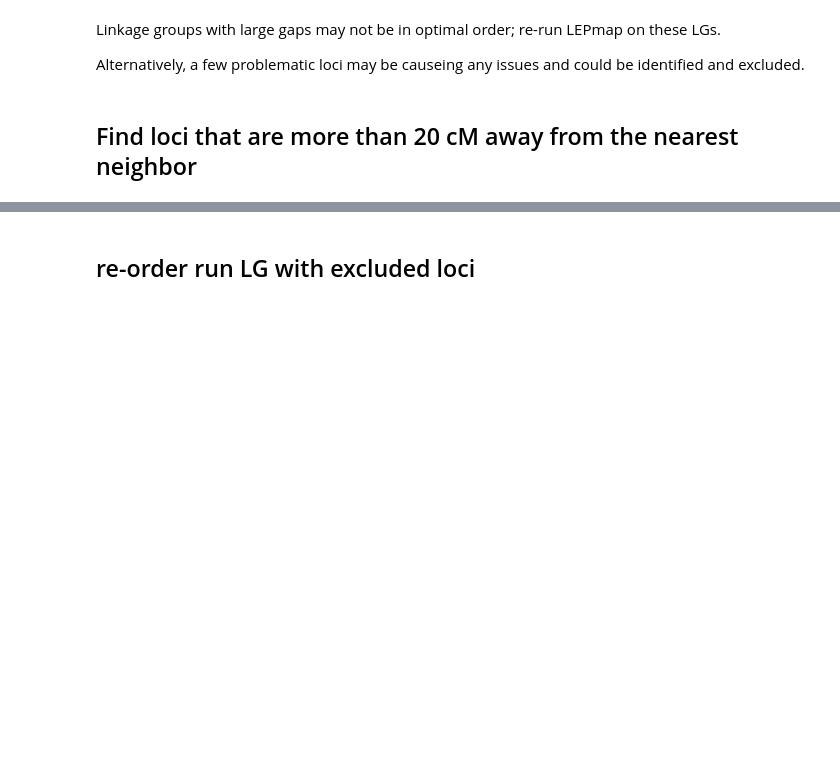
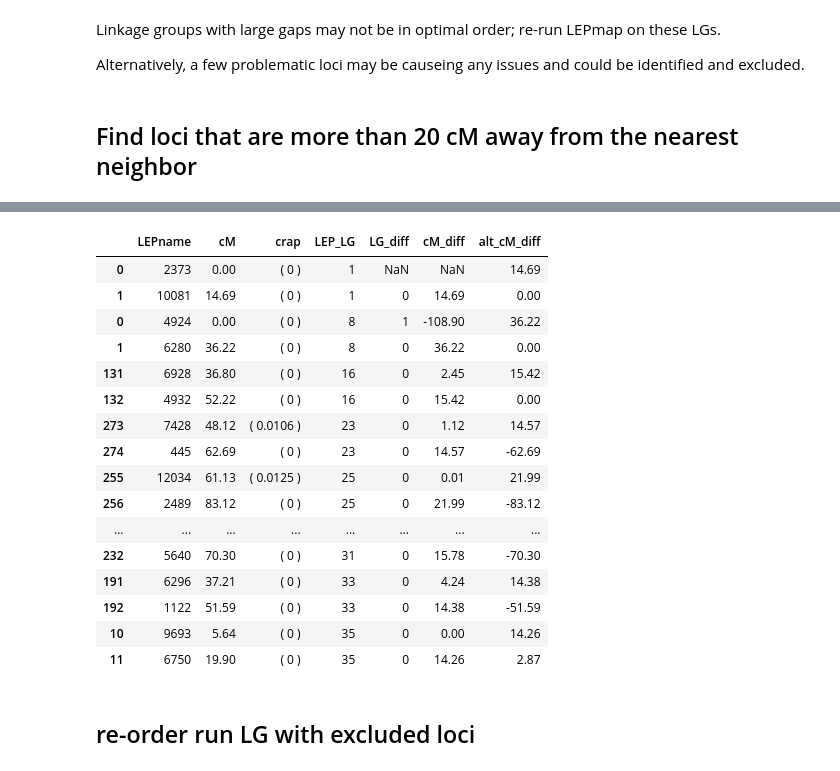
Before and after one commit to rwaples/chum_populations, a Jupyter notebook: construct_linkage_map.ipynb, the cells around one changed output, grey strips where cells are left out. Drawn from its saved outputs; the diff is of its cells as text; code cells hidden in the pictures; blank space fills up the shorter version.

```diff
--- a/construct_linkage_map.ipynb
+++ b/construct_linkage_map.ipynb
@@ -177,3 +229,23 @@ gaps
+# %%
+gaps
+# %% [output]
+|  | LEPname | cM | crap | LEP_LG | LG_diff | cM_diff | alt_cM_diff |
+| 0 | 2373 | 0.00 | ( 0 ) | 1 | NaN | NaN | 14.69 |
+| 1 | 10081 | 14.69 | ( 0 ) | 1 | 0 | 14.69 | 0.00 |
+| 0 | 4924 | 0.00 | ( 0 ) | 8 | 1 | -108.90 | 36.22 |
+| 1 | 6280 | 36.22 | ( 0 ) | 8 | 0 | 36.22 | 0.00 |
+| 131 | 6928 | 36.80 | ( 0 ) | 16 | 0 | 2.45 | 15.42 |
+| 132 | 4932 | 52.22 | ( 0 ) | 16 | 0 | 15.42 | 0.00 |
+| 273 | 7428 | 48.12 | ( 0.0106 ) | 23 | 0 | 1.12 | 14.57 |
+| 274 | 445 | 62.69 | ( 0 ) | 23 | 0 | 14.57 | -62.69 |
+| 255 | 12034 | 61.13 | ( 0.0125 ) | 25 | 0 | 0.01 | 21.99 |
+| 256 | 2489 | 83.12 | ( 0 ) | 25 | 0 | 21.99 | -83.12 |
+| ... | ... | ... | ... | ... | ... | ... | ... |
+| 232 | 5640 | 70.30 | ( 0 ) | 31 | 0 | 15.78 | -70.30 |
+| 191 | 6296 | 37.21 | ( 0 ) | 33 | 0 | 4.24 | 14.38 |
+| 192 | 1122 | 51.59 | ( 0 ) | 33 | 0 | 14.38 | -51.59 |
+| 10 | 9693 | 5.64 | ( 0 ) | 35 | 0 | 0.00 | 14.26 |
+| 11 | 6750 | 19.90 | ( 0 ) | 35 | 0 | 14.26 | 2.87 |
 # %%
 # rerun with a few markers excluded
 # in LEPmap loci are referred to by their order in the input file.
```
Also changed, not shown: parts of 9 cells of this notebook, 30 other files.
